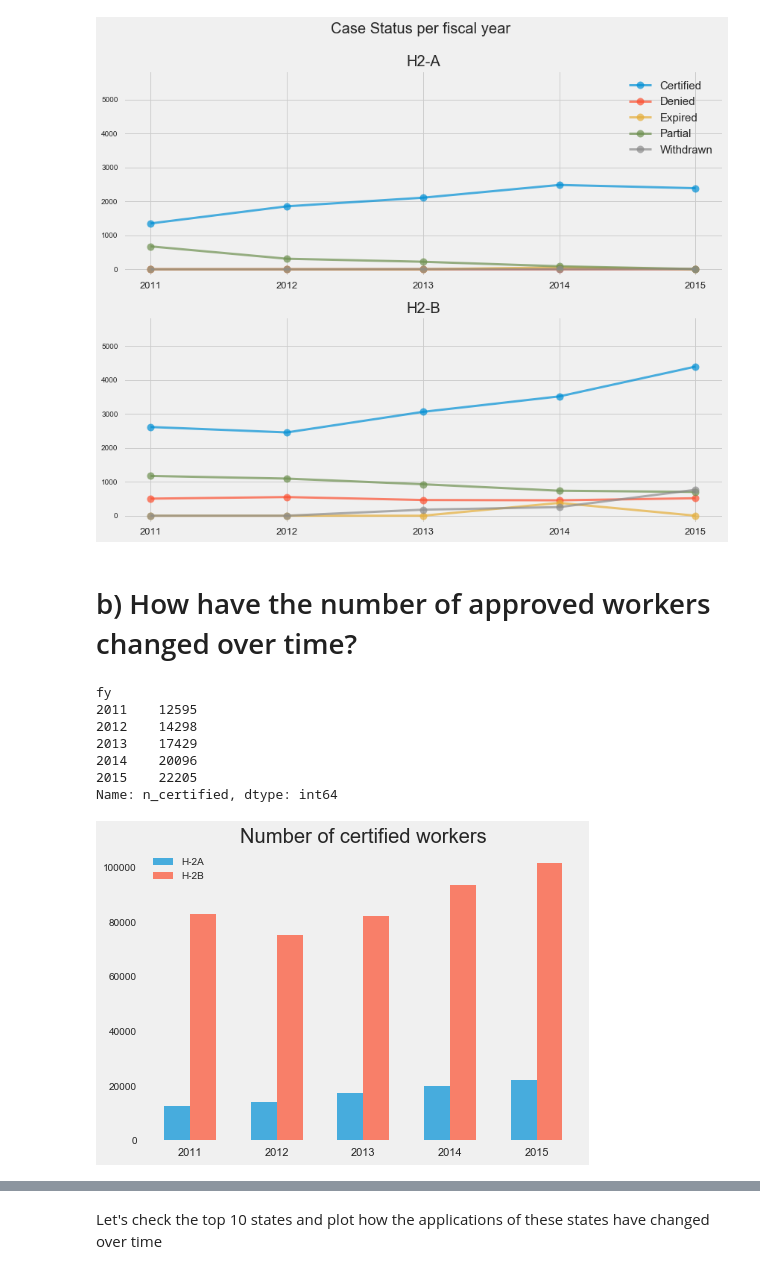
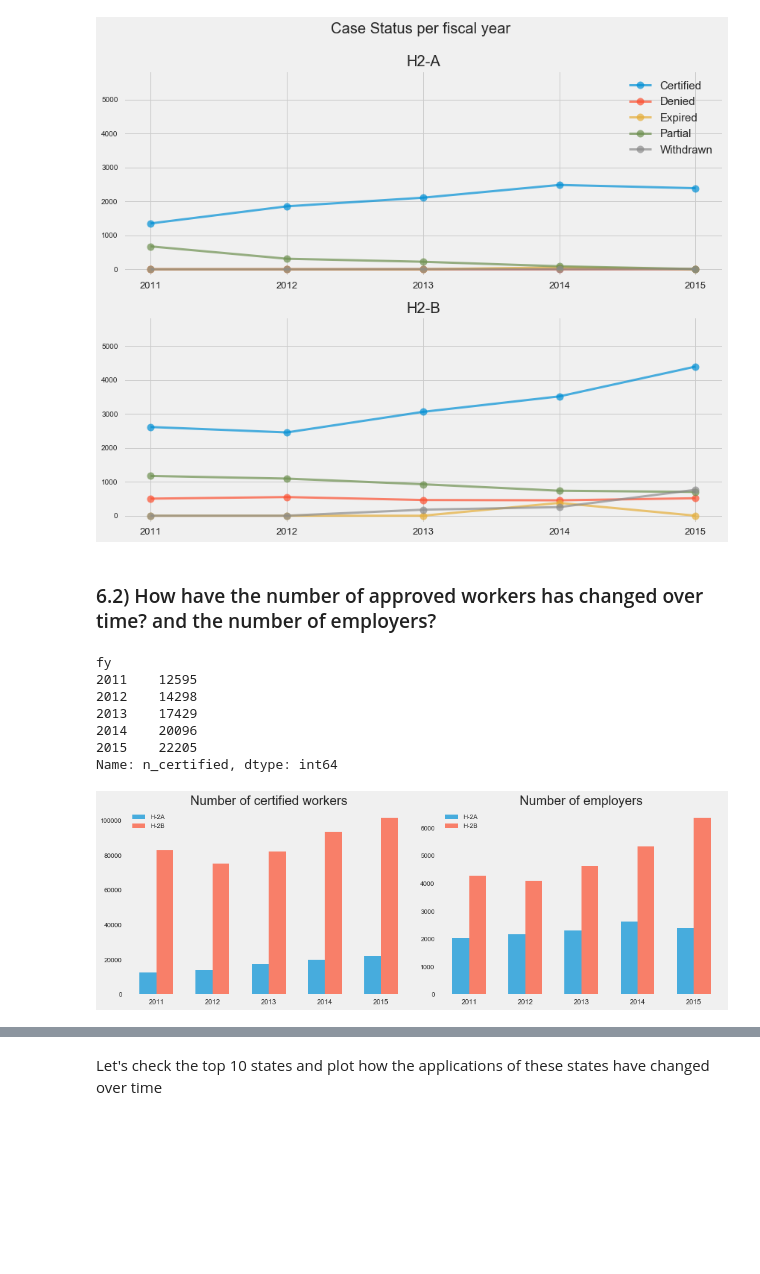
Before and after one commit to nachocarracedo/portfolio, a Jupyter notebook: H2_Visas/h2_visas_analysis.ipynb, the cells around one changed output, grey strips where cells are left out. Drawn from its saved outputs; the diff is of its cells as text; code cells hidden in the pictures; blank space fills up the shorter version.

Commit message:
visas

```diff
--- a/H2_Visas/h2_visas_analysis.ipynb
+++ b/H2_Visas/h2_visas_analysis.ipynb
@@ -931,7 +893,7 @@ plt.show()
 # %% [output]
 [figure]
 # %% [markdown]
-# b) How have the number of approved workers changed over time?
+### 6.2) How have the number of approved workers has changed  over time? and the number of employers?
 # %%
 h2visas_df.groupby(['visa_type','fy'])['n_certified'].sum().loc['H-2A'].loc[:2015]
 # %% [output]
@@ -943,23 +905,48 @@ fy
 2015    22205
 Name: n_certified, dtype: int64
 # %%
+fig = plt.figure(figsize=(14,5))
+
 to_plotA = h2visas_df.groupby(['visa_type','fy'])['n_certified'].sum().loc['H-2A'].loc[:2015]
 to_plotB= h2visas_df.groupby(['visa_type','fy'])['n_certified'].sum().loc['H-2B'].loc[:2015]
 
 width = 0.30       # the width of the bars
 
-fig = plt.figure(figsize=(7,5))
-ax = fig.add_subplot(111)
-ax.bar(to_plotA.index,to_plotA.values, width, alpha=0.7,label='H-2A')
-ax.bar(to_plotB.index+width,to_plotB.values, width, alpha=0.7,label='H-2B')
-ax.set_xticks(to_plotB.index+width/2)
-ax.set_xticklabels(to_plotB.index)
-ax.set(title='Number of certified workers')
-ax.xaxis.set_tick_params(labelsize=11)
-ax.yaxis.grid(False)
-ax.xaxis.grid(False)
-ax.legend(loc=2)
+
+ax1 = plt.subplot2grid((1,2), (0, 0))
+ax1.bar(to_plotA.index,to_plotA.values, width, alpha=0.7,label='H-2A')
+ax1.bar(to_plotB.index+width,to_plotB.values, width, alpha=0.7,label='H-2B')
+ax1.set_xticks(to_plotB.index+width/2)
+ax1.set_xticklabels(to_plotB.index)
+ax1.set(title='Number of certified workers')
+ax1.xaxis.set_tick_params(labelsize=11)
+ax1.yaxis.grid(False)
+ax1.xaxis.grid(False)
+ax1.legend(loc=2)
+
+
+
+h2visas_dfB = h2visas_df[h2visas_df['visa_type'] == 'H-2B']
+h2visas_dfA = h2visas_df[h2visas_df['visa_type'] == 'H-2A']
+
+to_plotA = h2visas_dfA.groupby("fy")['employer_name'].count().loc[:2015]
+to_plotB = h2visas_dfB.groupby("fy")['employer_name'].count().loc[:2015]
+
+width = 0.30       # the width of the bars
+
+ax2 = plt.subplot2grid((1,2), (0, 1))
+ax2.bar(to_plotA.index,to_plotA.values, width, alpha=0.7,label='H-2A')
+ax2.bar(to_plotB.index+width,to_plotB.values, width, alpha=0.7,label='H-2B')
+ax2.set_xticks(to_plotB.index+width/2)
+ax2.set_xticklabels(to_plotB.index)
+ax2.set(title='Number of employers')
+ax2.xaxis.set_tick_params(labelsize=11)
+ax2.yaxis.grid(False)
+ax2.xaxis.grid(False)
+ax2.legend(loc=2)
+
+plt.tight_layout()
 plt.show()
 # %% [output]
-[figure, old version]
+[figure, new version]
 # %% [markdown]
```
Also changed, not shown: parts of 22 cells of this notebook, 2 other files.
